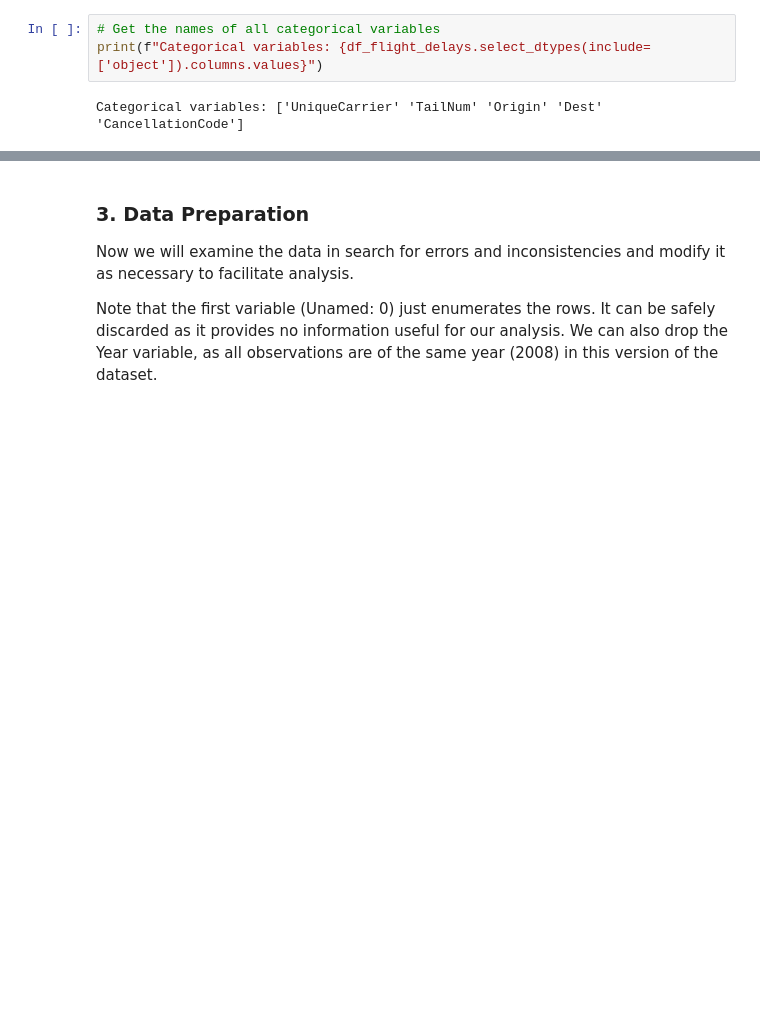
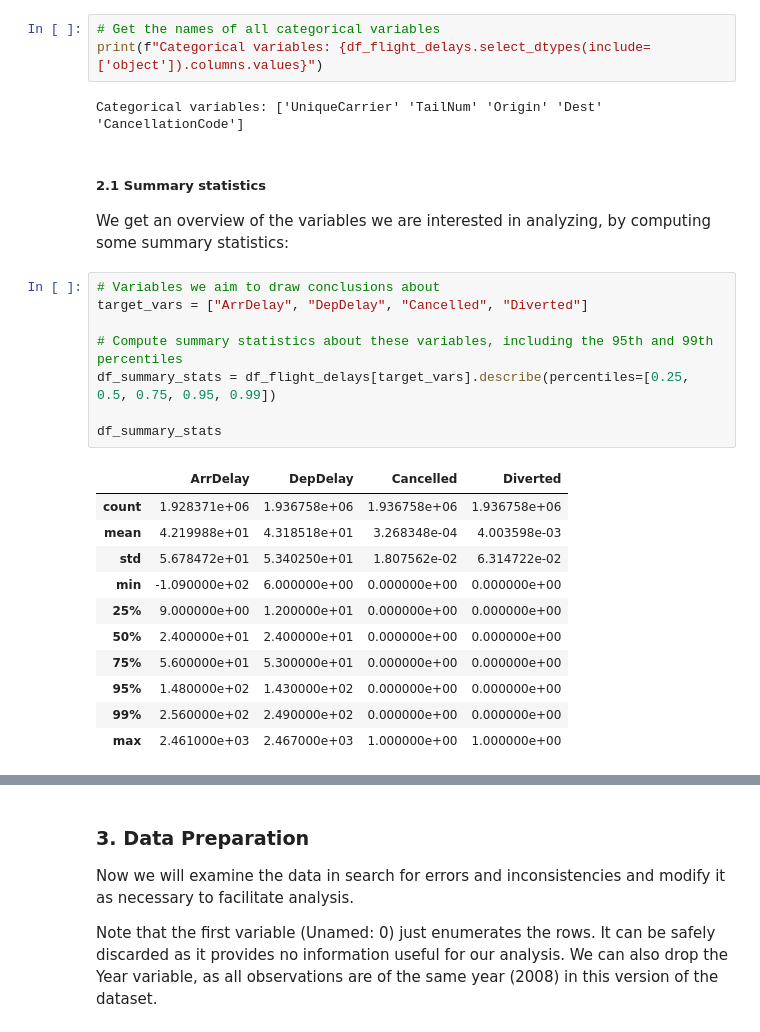
Before and after one commit to s-londono/airlinedelaystats, a Jupyter notebook: AirlineDelayAnalysis.ipynb, the cells around one changed output, grey strips where cells are left out. Cells and saved outputs as stored; diff of their text form; blank space fills up the shorter version.

```diff
--- a/AirlineDelayAnalysis.ipynb
+++ b/AirlineDelayAnalysis.ipynb
@@ -100,3 +100,27 @@ There are five categorical variables: UniqueCarrier, TailNum, Origin, Dest and C
 print(f"Categorical variables: {df_flight_delays.select_dtypes(include=['object']).columns.values}")
 # %% [output]
 Categorical variables: ['UniqueCarrier' 'TailNum' 'Origin' 'Dest' 'CancellationCode']
+# %% [markdown]
+##### 2.1 Summary statistics
+
+We get an overview of the variables we are interested in analyzing, by computing some summary statistics:
+# %%
+# Variables we aim to draw conclusions about
+target_vars = ["ArrDelay", "DepDelay", "Cancelled", "Diverted"]
+
+# Compute summary statistics about these variables, including the 95th and 99th percentiles
+df_summary_stats = df_flight_delays[target_vars].describe(percentiles=[0.25, 0.5, 0.75, 0.95, 0.99])
+
+df_summary_stats
+# %% [output]
+|  | ArrDelay | DepDelay | Cancelled | Diverted |
+| count | 1.928371e+06 | 1.936758e+06 | 1.936758e+06 | 1.936758e+06 |
+| mean | 4.219988e+01 | 4.318518e+01 | 3.268348e-04 | 4.003598e-03 |
+| std | 5.678472e+01 | 5.340250e+01 | 1.807562e-02 | 6.314722e-02 |
+| min | -1.090000e+02 | 6.000000e+00 | 0.000000e+00 | 0.000000e+00 |
+| 25% | 9.000000e+00 | 1.200000e+01 | 0.000000e+00 | 0.000000e+00 |
+| 50% | 2.400000e+01 | 2.400000e+01 | 0.000000e+00 | 0.000000e+00 |
+| 75% | 5.600000e+01 | 5.300000e+01 | 0.000000e+00 | 0.000000e+00 |
+| 95% | 1.480000e+02 | 1.430000e+02 | 0.000000e+00 | 0.000000e+00 |
+| 99% | 2.560000e+02 | 2.490000e+02 | 0.000000e+00 | 0.000000e+00 |
+| max | 2.461000e+03 | 2.467000e+03 | 1.000000e+00 | 1.000000e+00 |
```
Also changed, not shown: parts of 11 cells of this notebook, 1 other file.
